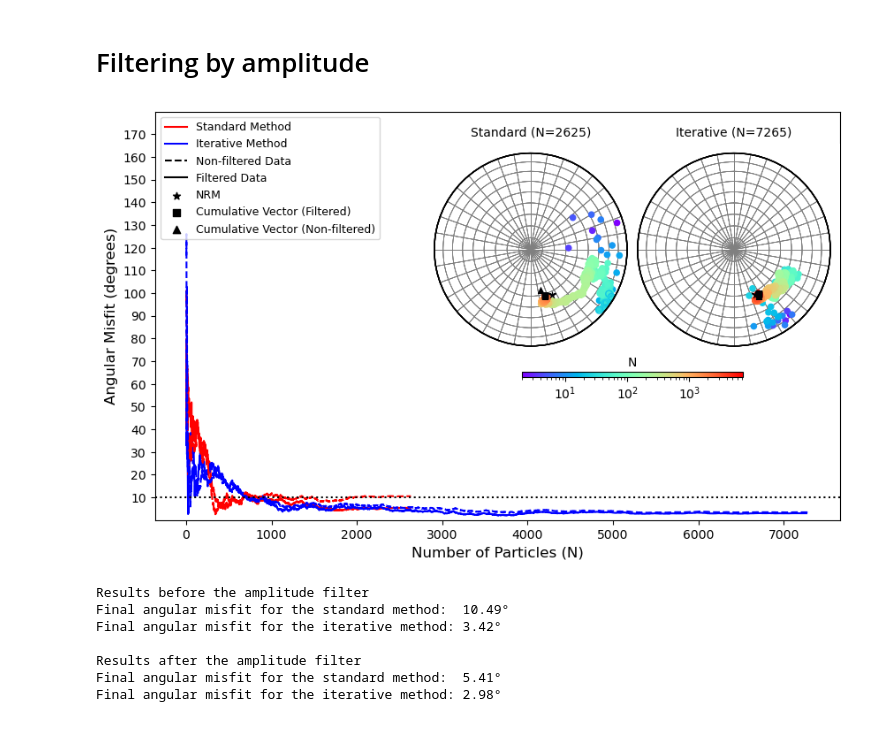
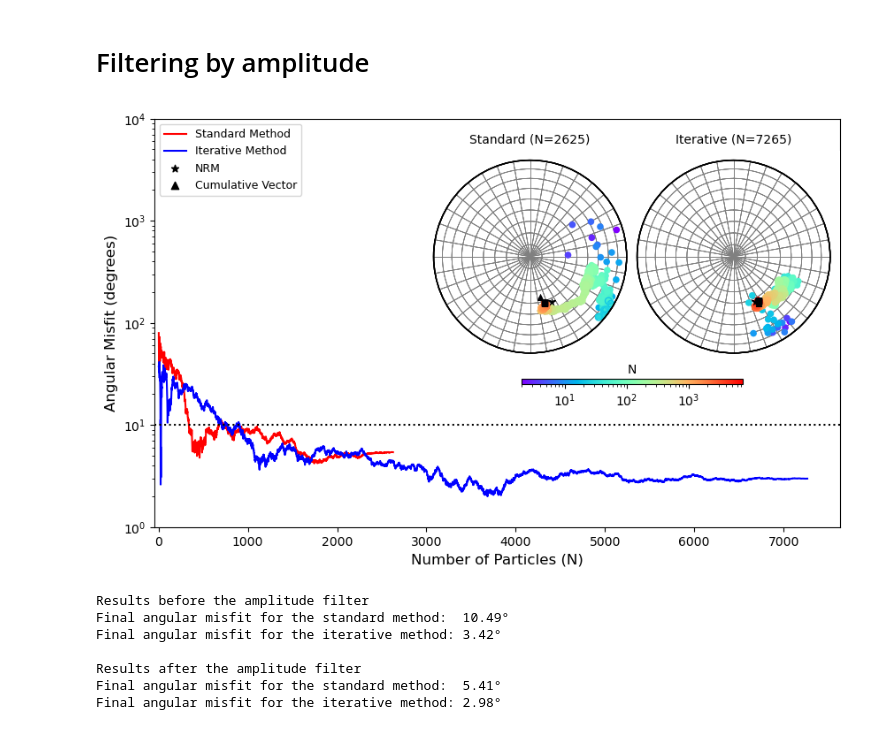
Before and after one commit to compgeolab/micromag-interfering-sources, a Jupyter notebook: code/basalt_sample/plot_stereograms.ipynb, the cells around one changed output. Saved outputs shown, nothing was run; the diff lists cells and outputs as text; code cells hidden in the pictures.

```diff
--- a/code/basalt_sample/plot_stereograms.ipynb
+++ b/code/basalt_sample/plot_stereograms.ipynb
@@ -349,17 +349,17 @@ ax.plot(num_particles_standard_filtered, angular_distance_standard_filtered,
         label='Standard Method', c='r')
 ax.plot(num_particles_iterative_filtered, angular_distance_iterative_filtered,
         label='Iterative Method', c='b')
-ax.plot(num_particles_standard, angular_distance_standard,
-        c='r', ls='dashed')
-ax.plot(num_particles_iterative, angular_distance_iterative,
-        c='b', ls='dashed')
-ax.plot([], [], c='k', ls='dashed', label='Non-filtered Data')
-ax.plot([], [], c='k', label='Filtered Data')
+# ax.plot(num_particles_standard, angular_distance_standard,
+#         c='r', ls='dashed')
+# ax.plot(num_particles_iterative, angular_distance_iterative,
+#         c='b', ls='dashed')
+# ax.plot([], [], c='k', ls='dashed', label='Non-filtered Data')
+# ax.plot([], [], c='k', label='Filtered Data')
 ax.set_xlabel('Number of Particles (N)', fontsize=12)
 ax.set_ylabel('Angular Misfit (degrees)', fontsize=12)
 ax.scatter([], [], marker='*', label='NRM', edgecolors='k', facecolors='k')
-ax.scatter([], [], marker='s', label='Cumulative Vector (Filtered)', edgecolors='k', facecolors='k')
-ax.scatter([], [], marker='^', label='Cumulative Vector (Non-filtered)', edgecolors='k', facecolors='k')
+# ax.scatter([], [], marker='s', label='Cumulative Vector (Filtered)', edgecolors='k', facecolors='k')
+ax.scatter([], [], marker='^', label='Cumulative Vector', edgecolors='k', facecolors='k')
 ax.axhline(y=10, xmin=2/5000, xmax=1, color='k', ls='dotted')
 ax.legend(loc='upper left', fontsize=9)
 
@@ -410,36 +410,38 @@ for pos, (title, (inc, dec, vector_sum, sum_vector_filtered, sum_vector)) in zip
     projection_S = mg.StereographicProjection(np.reshape(sum_vector,(1,3)))
     # Adicionar a área para o gráfico de projeção estereográfica
     inset_ax = fig.add_axes(pos)
     # Configurar kwargs para o scatter plot
     kwargs = dict(s=30, cmap=cmap, vmin=2, vmax=maximum, cmap_norm=cmap_norm)
 
     # Plotar a projeção estereográfica no inset
     tmp = projection.plot(ax=inset_ax, add_ticks=False,  **kwargs)
     tmp_R = projection_R.plot(ax=inset_ax, add_ticks=False, s=50, marker='*')
     tmp_S = projection_S.plot(ax=inset_ax, add_ticks=False, s=30, marker='^')
     tmp_S = projection_S_filtered.plot(ax=inset_ax, add_ticks=False, s=30, marker='s')
 
     # Adicionar a quantidade de fontes no título
     num_sources = len(inc)
     inset_ax.set_title(f"{title} (N={num_sources})", fontsize=10)
 # Configuração da barra de cores compartilhada
 clb = fig.colorbar(
     tmp,
     ax=ax,
     # cax=fig.add_axes([0.5, 0.3, 0.25, 0.01]),
     cax=fig.add_axes([0.54, 0.38, 0.25, 0.01]),
     # format="%.0g",
     orientation="horizontal",
 )
 clb.set_label(label="N", fontsize=10, labelpad=-37, loc="center")
 clb.ax.tick_params(labelsize=10)
 
-ax.set_yticks(np.arange(10,180,10))
-ax.set_ylim(0,180)
+# ax.set_yticks(np.arange(10,200,10))
+ax.set_ylim(1,10000)
+ax.set_xlim(-50,None)
+ax.set_yscale('log')
 fig.savefig(fig_dir / "basalt-data-stereoplot.png", dpi=300, facecolor='w', bbox_inches='tight')
 plt.show()
 # %% [output]
-[figure, old version]
+[figure, new version]
 # %%
 print('Results before the amplitude filter')
 print(f"Final angular misfit for the standard method:  {np.round(angular_distance_standard[-1], 2)}°")
```
Also changed, not shown: 6 other files.
